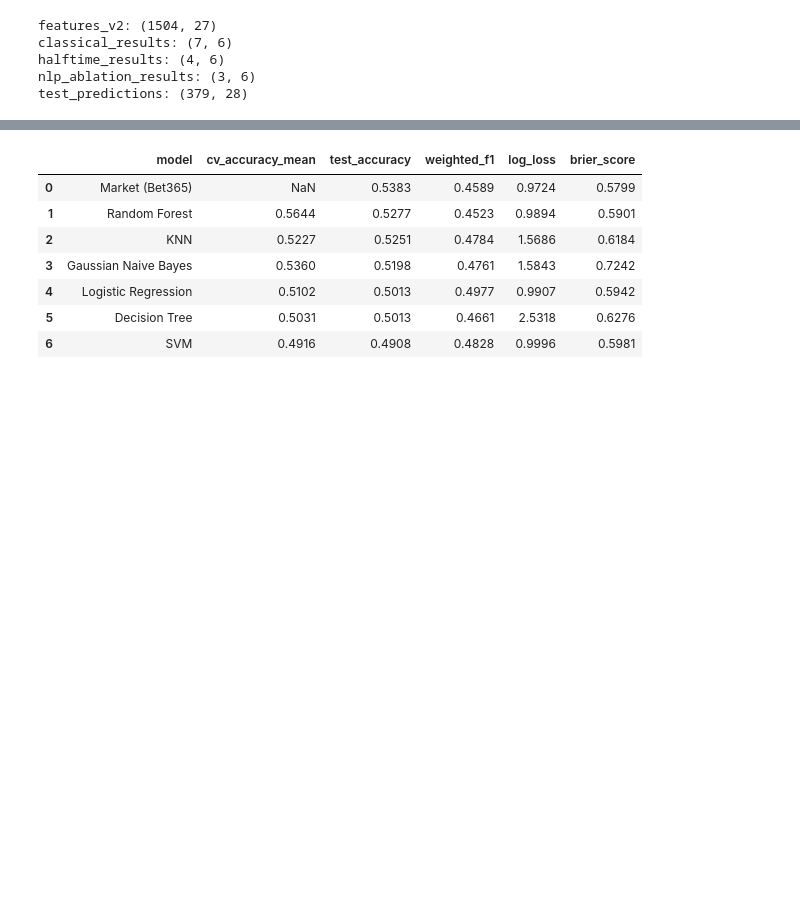
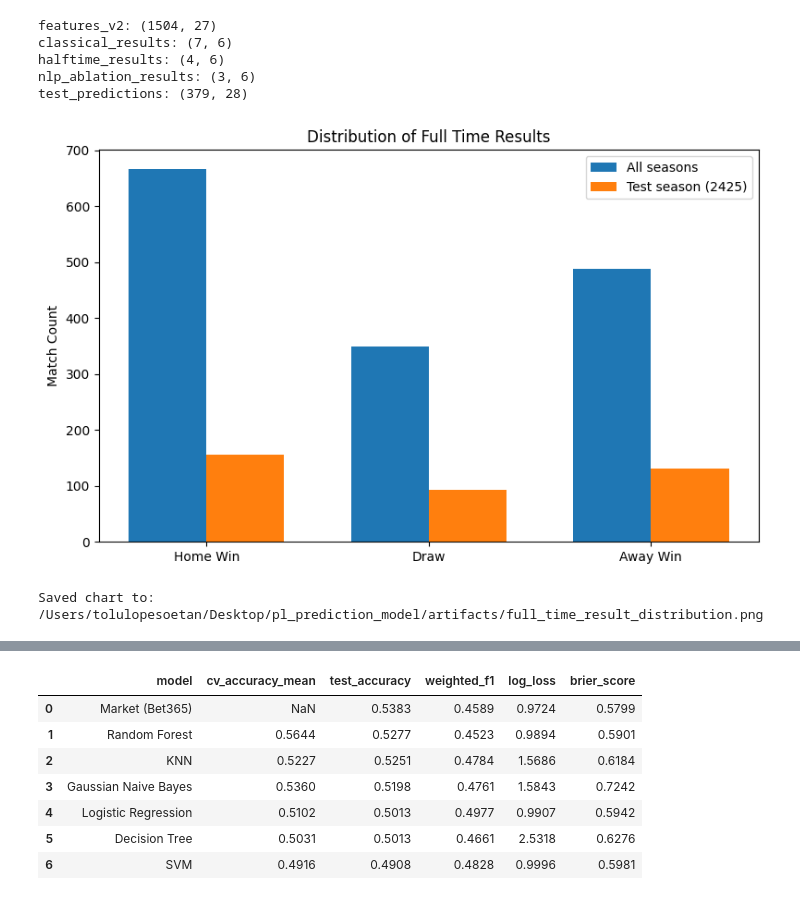
Before and after one commit to tolulopesoetan/pl_prediction_model, a Jupyter notebook: notebooks/03_evaluation_and_results.ipynb, the cells around one changed output, grey strips where cells are left out. Saved outputs shown, nothing was run; the diff lists cells and outputs as text; code cells hidden in the pictures; blank space fills up the shorter version.

```diff
--- a/notebooks/03_evaluation_and_results.ipynb
+++ b/notebooks/03_evaluation_and_results.ipynb
@@ -89,3 +89,29 @@ def top_class_probability(proba):
     Return the top predicted probability for each row.
     """
     return np.max(proba, axis=1)
+# %%
+# distribution of full time results
+
+ftr_counts_all = features_v2["FTR"].value_counts().reindex(["H", "D", "A"], fill_value=0)
+ftr_counts_test = test_predictions["FTR"].value_counts().reindex(["H", "D", "A"], fill_value=0)
+
+x = np.arange(len(ftr_counts_all.index))
+width = 0.35
+
+plt.figure(figsize=(8, 5))
+plt.bar(x - width / 2, ftr_counts_all.values, width=width, label="All seasons")
+plt.bar(x + width / 2, ftr_counts_test.values, width=width, label="Test season (2425)")
+plt.xticks(x, ["Home Win", "Draw", "Away Win"])
+plt.ylabel("Match Count")
+plt.title("Distribution of Full Time Results")
+plt.legend()
+plt.tight_layout()
+
+ftr_dist_path = ARTIFACTS_DIR / "full_time_result_distribution.png"
+plt.savefig(ftr_dist_path, dpi=200, bbox_inches="tight")
+plt.show()
+
+print(f"Saved chart to: {ftr_dist_path}")
+# %% [output]
+[figure, added]
+Saved chart to: /Users/tolulopesoetan/Desktop/pl_prediction_model/artifacts/full_time_result_distribution.png
```
Also changed, not shown: parts of 5 cells of this notebook, 5 other files.
